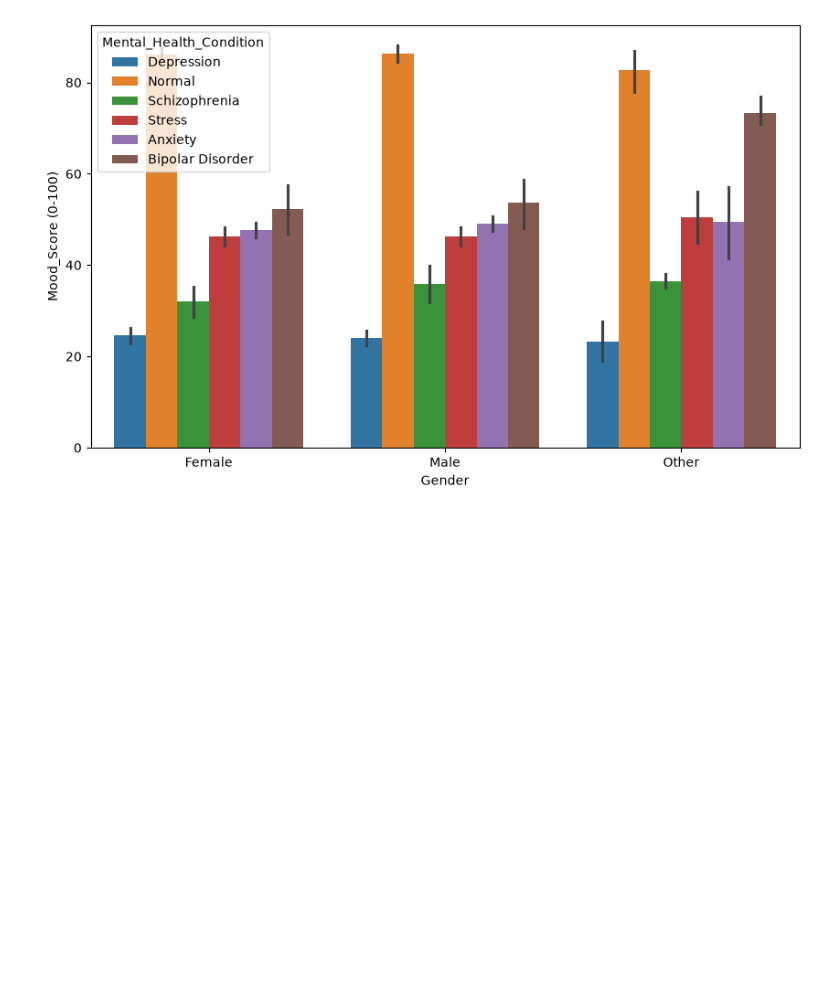
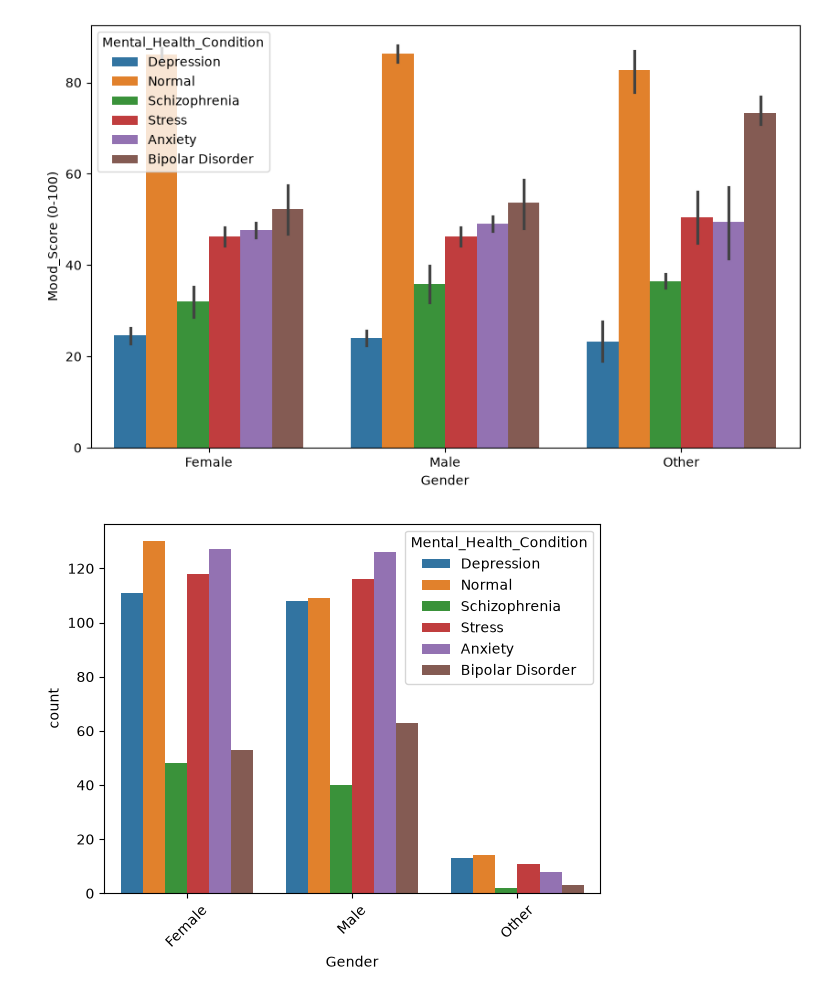
Before and after one commit to salvannunziata/studioDataset, a Jupyter notebook: 01_dataset_exploration.ipynb, the cells around one changed output. Cells and saved outputs as stored; diff of their text form; code cells hidden in the pictures; blank space fills up the shorter version.

```diff
--- a/01_dataset_exploration.ipynb
+++ b/01_dataset_exploration.ipynb
@@ -120,3 +79,13 @@ sns.barplot(x="Gender", y="Mood_Score (0-100)", hue="Mental_Health_Condition", d
 plt.show()
 # %% [output]
 [figure]
+# %%
+sns.countplot(
+    data=df,
+    x="Gender",
+    hue="Mental_Health_Condition"
+)
+plt.xticks(rotation=45)
+plt.show()
+# %% [output]
+[figure, added]
```
Also changed, not shown: parts of 21 cells of this notebook, 1 other file.
